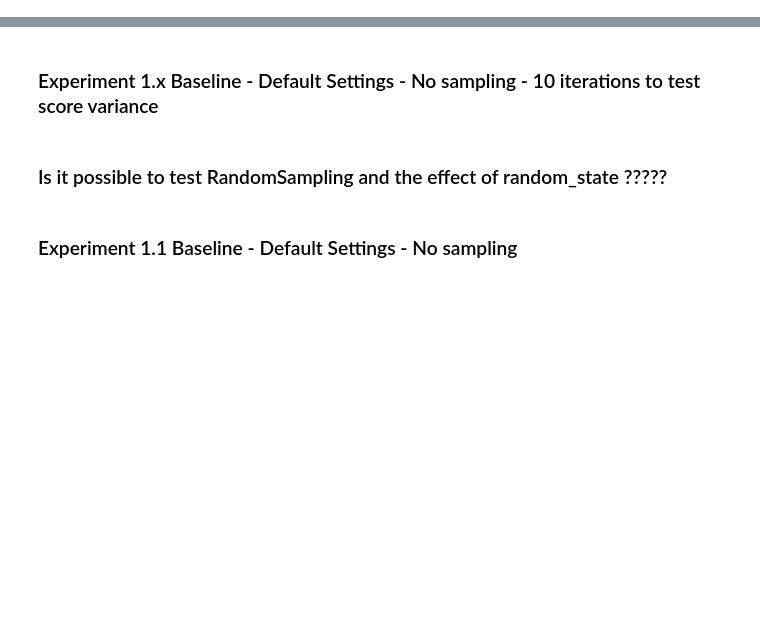
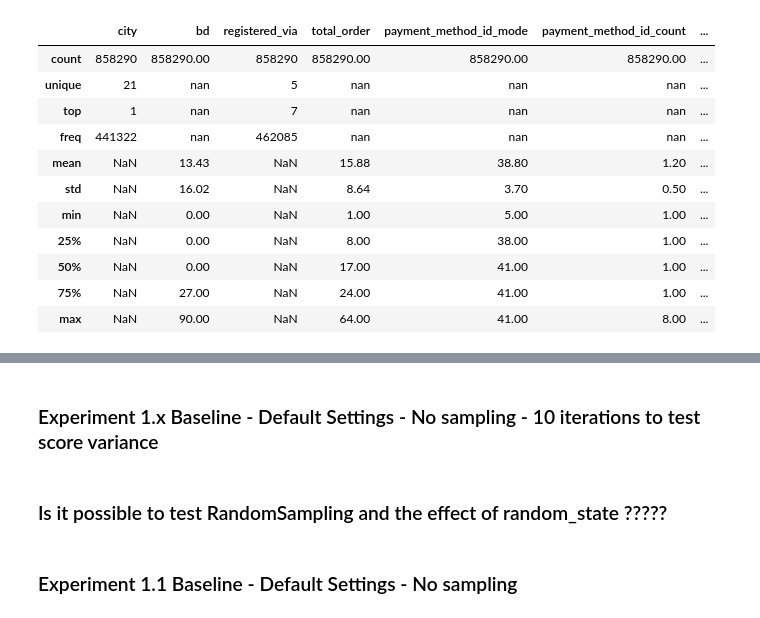
Before and after one commit to d18124313/dissertation, a Jupyter notebook: Approach 1 - WSDM Churn Basic + Default Hyper.ipynb, the cells around one changed output, grey strips where cells are left out. Drawn from its saved outputs; the diff is of its cells as text; code cells hidden in the pictures; blank space fills up the shorter version.

```diff
--- a/Approach 1 - WSDM Churn Basic + Default Hyper.ipynb
+++ b/Approach 1 - WSDM Churn Basic + Default Hyper.ipynb
@@ -57,3 +60,5 @@ Train Shape: (257487, 16) (257487,)
 | 735733 | YVVOQPk0x2NeB3WqLgc9Sp1R8rIbaWDAn... | 15 | 22 | 3 | 20150705 | 2015-07-05 | 17 | ... |
 | 774256 | pm07iNhaXPZ3On4cr4xyL4qOETYWikeem... | 1 | 0 | 7 | 20140806 | 2014-08-06 | 26 | ... |
 | 282188 | MboyMUzNIj6LN+wDrZai6uLE3XQ0ReA79... | 1 | 0 | 7 | 20121026 | 2012-10-26 | 27 | ... |
+# %%
+base_dataset = pd.concat([X_train, X_test])
@@ -59,0 +77,15 @@ Train Shape: (257487, 16) (257487,)
+# %%
+base_dataset.drop(columns=['msno','registration_init_time','registration_init_time_dt'], axis=1).describe(include='all')
+# %% [output]
+|  | city | bd | registered_via | total_order | payment_method_id_mode | payment_method_id_count | ... |
+| count | 858290 | 858290.00 | 858290 | 858290.00 | 858290.00 | 858290.00 | ... |
+| unique | 21 | nan | 5 | nan | nan | nan | ... |
+| top | 1 | nan | 7 | nan | nan | nan | ... |
+| freq | 441322 | nan | 462085 | nan | nan | nan | ... |
+| mean | NaN | 13.43 | NaN | 15.88 | 38.80 | 1.20 | ... |
+| std | NaN | 16.02 | NaN | 8.64 | 3.70 | 0.50 | ... |
+| min | NaN | 0.00 | NaN | 1.00 | 5.00 | 1.00 | ... |
+| 25% | NaN | 0.00 | NaN | 8.00 | 38.00 | 1.00 | ... |
+| 50% | NaN | 0.00 | NaN | 17.00 | 41.00 | 1.00 | ... |
+| 75% | NaN | 27.00 | NaN | 24.00 | 41.00 | 1.00 | ... |
+| max | NaN | 90.00 | NaN | 64.00 | 41.00 | 8.00 | ... |
```
Also changed, not shown: parts of 10 cells of this notebook, 2 other files.
